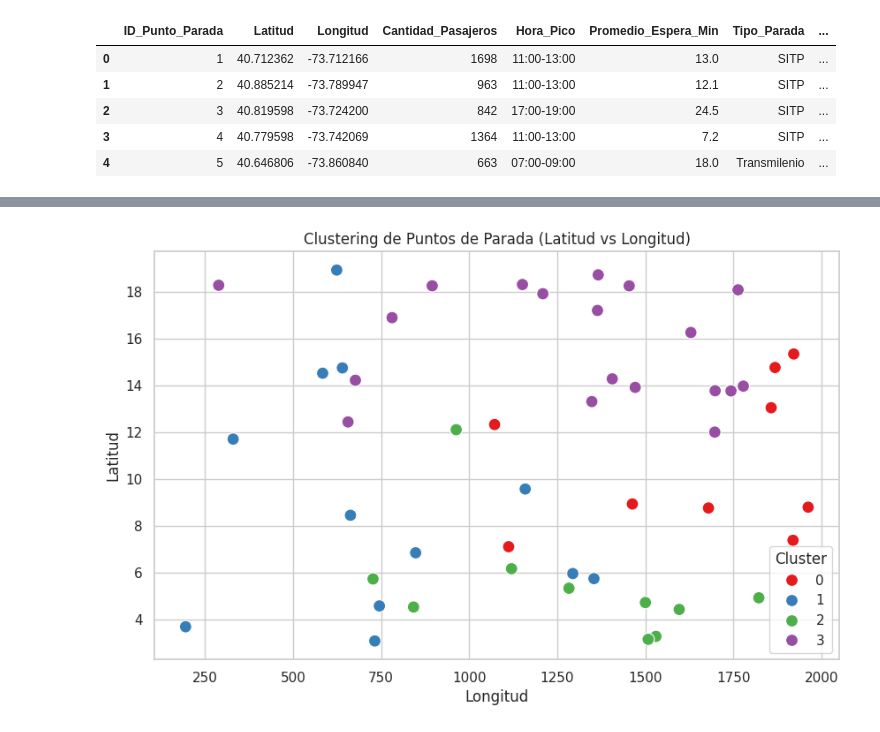
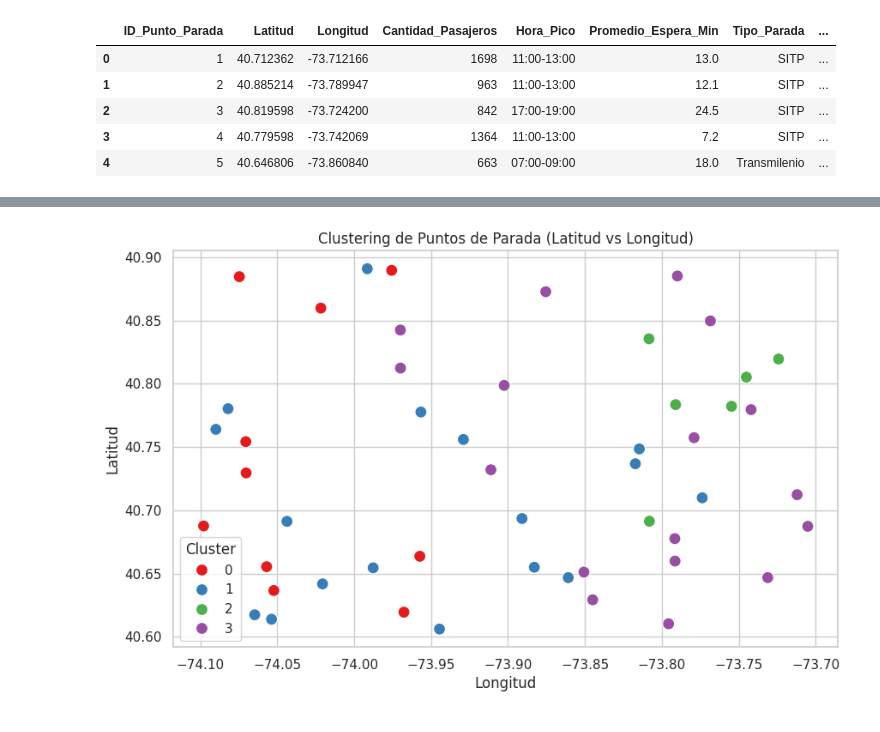
Before and after one commit to SrZombra/modelo-no-supervisado, a Jupyter notebook: Modelo_de_aprendizaje_no_supervisado.ipynb, the cells around one changed output, grey strips where cells are left out. Drawn from its saved outputs; the diff is of its cells as text; code cells hidden in the pictures.

```diff
--- a/Modelo_de_aprendizaje_no_supervisado.ipynb
+++ b/Modelo_de_aprendizaje_no_supervisado.ipynb
@@ -81,0 +82,19 @@ df_puntos_parada
+# %%
+import matplotlib.pyplot as plt
+import seaborn as sns
+
+# Configurar el estilo visual
+sns.set(style='whitegrid')
+
+# Crear un gráfico de dispersión 2D de latitud y longitud
+plt.figure(figsize=(10, 6))
+sns.scatterplot(x='Cantidad_Pasajeros', y='Promedio_Espera_Min', hue='Cluster', data=df_puntos_parada, palette='Set1', s=100)
+
+# Títulos y etiquetas
+plt.title('Clustering de Puntos de Parada (Tiempo de espera vs Cantidad de pasajeros)')
+plt.xlabel('Pasajeros')
+plt.ylabel('Minutos')
+
+# Mostrar la leyenda
+plt.legend(title='Cluster')
+plt.show()
@@ -82,21 +103,21 @@ df_puntos_parada
 # %%
 import matplotlib.pyplot as plt
 import seaborn as sns
 
 # Configurar el estilo visual
 sns.set(style='whitegrid')
 
 # Crear un gráfico de dispersión 2D de latitud y longitud
 plt.figure(figsize=(10, 6))
-sns.scatterplot(x='Cantidad_Pasajeros', y='Promedio_Espera_Min', hue='Cluster', data=df_puntos_parada, palette='Set1', s=100)
+sns.scatterplot(x='Longitud', y='Latitud', hue='Cluster', data=df_puntos_parada, palette='Set1', s=100)
 
 # Títulos y etiquetas
 plt.title('Clustering de Puntos de Parada (Latitud vs Longitud)')
 plt.xlabel('Longitud')
 plt.ylabel('Latitud')
 
 # Mostrar la leyenda
 plt.legend(title='Cluster')
 plt.show()
 # %% [output]
-[figure, old version]
+[figure, new version]
```
Also changed, not shown: parts of 3 cells of this notebook.
